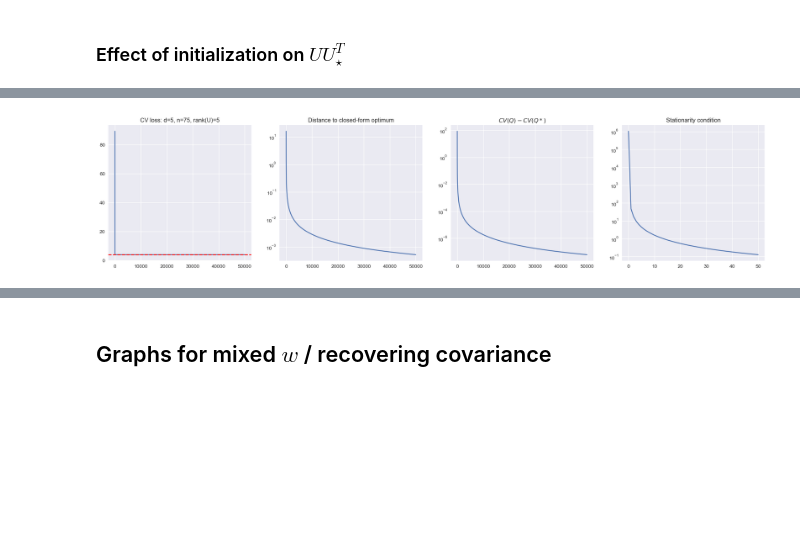
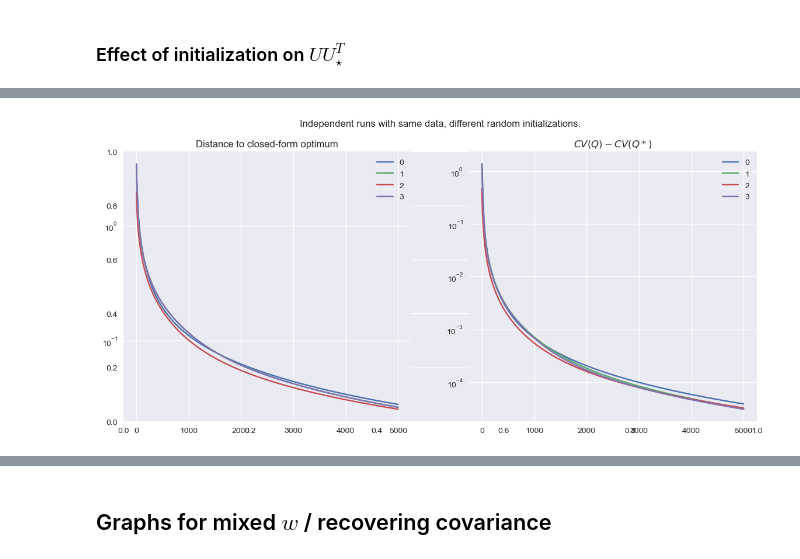
Before and after one commit to alexsemendinger/mirror-descent, a Jupyter notebook: md_single_step.ipynb, the cells around one changed output, grey strips where cells are left out. Drawn from its saved outputs; the diff is of its cells as text; code cells hidden in the pictures; blank space fills up the shorter version.

```diff
--- a/md_single_step.ipynb
+++ b/md_single_step.ipynb
@@ -799,7 +799,7 @@ def potential_training_loop_U(X, y, inner_lr, outer_lr, w0, U0, n_iters):
     """
     Basic training loop/
     """
-    Us = [U0]
+    Us = [U0.copy()]
     crossvals = [crossval_U(w0, U0, inner_lr, X, y, ignore_diag=False)]
     U = U0.copy()
     for i in range(n_iters):
@@ -1030,56 +1011,63 @@ experiment: fix $X, y, w_0$ and vary $U_0$. Do you get different $U_{final}$ but
 # %%
 # Training setup
-d,n = 5, 75
-rank = 5
+d,n = 6, 100
+rank = 6
 inner_lr, outer_lr = 0.1, 0.03
-n_iters = 50000
+n_iters = 5000
 w_cov = np.eye(d)
 w0 = np.ones(d)
 
 # Generate *fixed* data for several training loops
-w = np.random.multivariate_normal(mean=np.zeros(d), cov=w_cov)
-X = np.random.randn(n, d)
-y = X @ w + np.random.normal(scale=0, size=(n,))
+X, y, w_star = generate_linear_data(d, n, w_cov)
 
-crossvals, Us, X, y, w_star = generate_data_and_train_U(d, n, inner_lr, outer_lr, w0, U0, n_iters, w_cov)
-U0 = 0.0001 * np.eye(d)
-U0 =  np.random.randn(d, rank)
+# Setting up U intializations
+n_initializations = 4
+init_scale = d ** (-0.5)
 
-UUTstar = stationary_closed_form_UUT(X, w0, w_star, inner_lr)
-UUTs = np.array([U @ U.T for U in Us])
+all_Us = []
+all_UUTs = []
+all_crossvals = []
+UUTstars = []
+for i in range(n_initializations):
+    U0 =  np.random.randn(d, rank) * init_scale
+    crossvals, Us = potential_training_loop_U(X, y, inner_lr, outer_lr, w0, U0, n_iters)
+    UUTstar = stationary_closed_form_UUT(X, w0, w_star, inner_lr)
+    UUTs = np.array([U @ U.T for U in Us])
 
-# Compute distance to optimum
-d_UUT_UUTstar = np.linalg.norm(UUTs - UUTstar, axis=(1,2))
-r = range(n_iters)
+    all_Us.append(Us)
+    all_UUTs.append(UUTs)
+    all_crossvals.append(crossvals)
 
-# Plot crossvals
-plt.figure(figsize=(24, 5))
-plt.subplot(1, 4, 1)
-plt.title(f"CV loss: d={d}, n={n}, rank(U)={rank}")
-plt.plot(crossvals[r], label="train")
-plt.axhline(crossval(w0, UUTstar, inner_lr, X, y, ignore_diag=False), label="Qstar train", linestyle='--', color='red')
+    #plot_matrix_evolution(UUTs[:100] + UUTs[-1], main_title=f"Evolution of $UU^\\top$ during training: d={d}, n={n}", extra_matrix=UUTstar, extra_matrix_title=f"$Q_\\star$")
+    #plot_matrix_evolution(Us[r], main_title=f"Evolution of $U$ during training: d={d}, n={n}")
 
-# plot distance to optimum
-plt.subplot(1, 4, 2)
-plt.title("Distance to closed-form optimum")
-plt.plot(d_UUT_UUTstar[r])
-plt.yscale('log')
 
-# diff between CV and UUTstar CV
-plt.subplot(1, 4, 3)
-plt.title("$CV(Q) - CV(Q*)$")
-plt.plot((crossvals[r] - crossval(w0, UUTstar, inner_lr, X, y, ignore_diag=False)))
-plt.yscale('log')
+all_Us = np.array(all_Us)      # (n_initializations, n_iters, d, rank)
+all_UUTs = np.array(all_UUTs)  # (n_initializations, n_iters, d, d)
+all_crossvals = np.array(all_crossvals)   # (n_initializations, n_iters)
 
-# stationarity condition. More to test the condition than anything else.
-plt.subplot(1, 4, 4)
-plt.title("Stationarity condition")
-plt.plot([np.linalg.norm(stationarity_condition_U_full(U, X, w0, w_star, inner_lr)) for U in Us[::n_iters//50]])
-plt.yscale('log')
+plt.figure(figsize=(14, 6))
+plt.title("Independent runs with same data, different random initializations.\n\n")
+for i in range(n_initializations):
+    # Compute distance to optimum
+    d_UUT_UUTstar = np.linalg.norm(all_UUTs[i] - UUTstar, axis=(-2,-1))
+
+    # plot distance to optimum
+    plt.subplot(1, 2, 1)
+    plt.title("Distance to closed-form optimum")
+    plt.plot(d_UUT_UUTstar, label=f"{i}")
+    plt.yscale('log')
+    plt.legend()
+
+    # diff between CV and UUTstar CV
+    plt.subplot(1, 2, 2)
+    plt.title("$CV(Q) - CV(Q*)$")
+    plt.plot((all_crossvals[i] - crossval(w0, UUTstar, inner_lr, X, y, ignore_diag=False)), label=f"{i}")
+    plt.yscale('log')
+    plt.legend()
 plt.show()
 
-r = range(100)
-plot_matrix_evolution(UUTs[r], main_title=f"Evolution of $UU^\\top$ during training: d={d}, n={n}", extra_matrix=UUTstar, extra_matrix_title=f"$Q_\\star$")
-plot_matrix_evolution(Us[r], main_title=f"Evolution of $U$ during training: d={d}, n={n}")
+plot_matrix_evolution(all_UUTs[:, 0, :, :], main_title=f"Initial iterates (d={d}, rk={rank}, n={n}, init scale={init_scale:.2f})", extra_matrix=UUTstar, extra_matrix_title="Closed-form optimum", n_images=n_initializations)
+plot_matrix_evolution(all_UUTs[:, -1, :, :], main_title=f"Final iterates (d={d}, rk={rank}, n={n}, init scale={init_scale:.2f})", extra_matrix=UUTstar, extra_matrix_title="Closed-form optimum", n_images=n_initializations)
 # %% [output]
-[figure, old version]
+[figure, new version]
```
Also changed, not shown: parts of 14 cells of this notebook.
